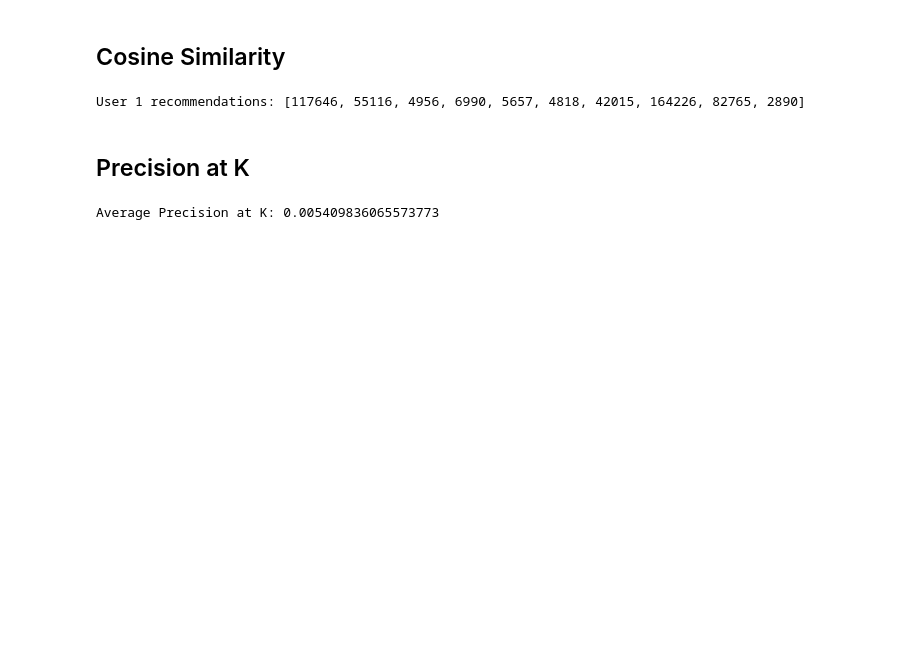
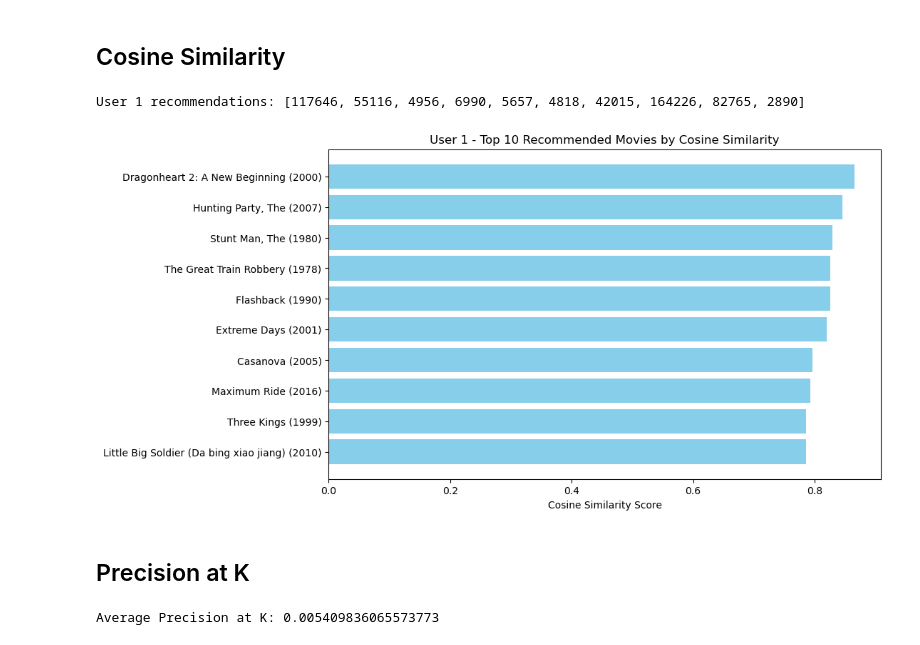
Before and after one commit to YveSSo/3162-FinalProject, a Jupyter notebook: Final Project.ipynb, the cells around one changed output. Cells and saved outputs as stored; diff of their text form; code cells hidden in the pictures; blank space fills up the shorter version.

Commit message:
Cosine strength bar chart and combined Precision@K curve visual

```diff
--- a/Final Project.ipynb
+++ b/Final Project.ipynb
@@ -243,6 +243,32 @@ for uid, uvec in user_profiles_norm.items():
 print("User 1 recommendations:", recommendations.get(1, [])[:K])
 # %% [output]
 User 1 recommendations: [117646, 55116, 4956, 6990, 5657, 4818, 42015, 164226, 82765, 2890]
+# %%
+import matplotlib.pyplot as plt
+
+# For example, re-calculate sims for user 1
+uvec = user_profiles_norm[1]
+seen = set(train_ratings[train_ratings['userId'] == 1]['movieId'])
+candidates = genre_matrix.drop(index=seen, errors='ignore')
+sims = cosine_similarity(uvec.reshape(1, -1), candidates.values)[0]
+
+# Top 10 movie IDs and their scores
+top_k_idx = np.argsort(sims)[-K:][::-1]
+top_k_scores = sims[top_k_idx]
+top_k_movie_ids = candidates.index[top_k_idx]
+
+# Map movie IDs to titles
+top_titles = movies[movies['movieId'].isin(top_k_movie_ids)].set_index('movieId').loc[top_k_movie_ids]['title']
+
+# Plot
+plt.figure(figsize=(10, 6))
+plt.barh(top_titles, top_k_scores, color='skyblue')
+plt.xlabel("Cosine Similarity Score")
+plt.title(f"User {user_id} - Top 10 Recommended Movies by Cosine Similarity")
+plt.gca().invert_yaxis()  # Highest score at top
+plt.show()
+# %% [output]
+[figure, added]
 # %% [markdown]
 ## Precision at K
 # %%
```
